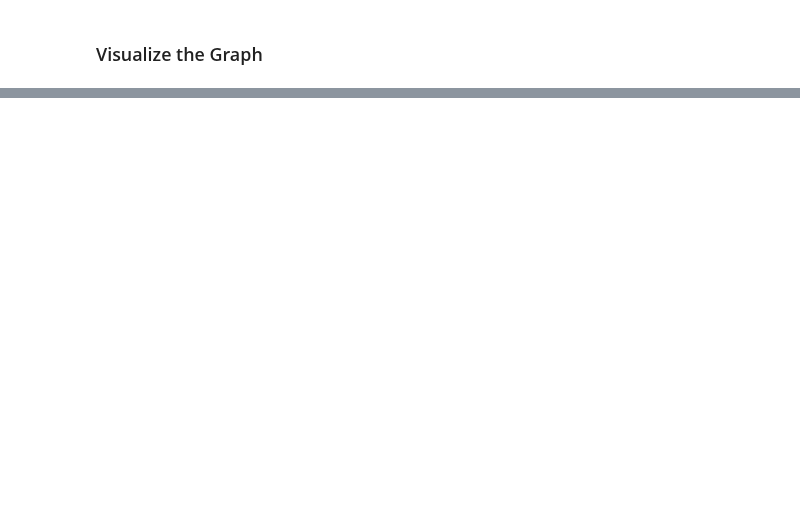
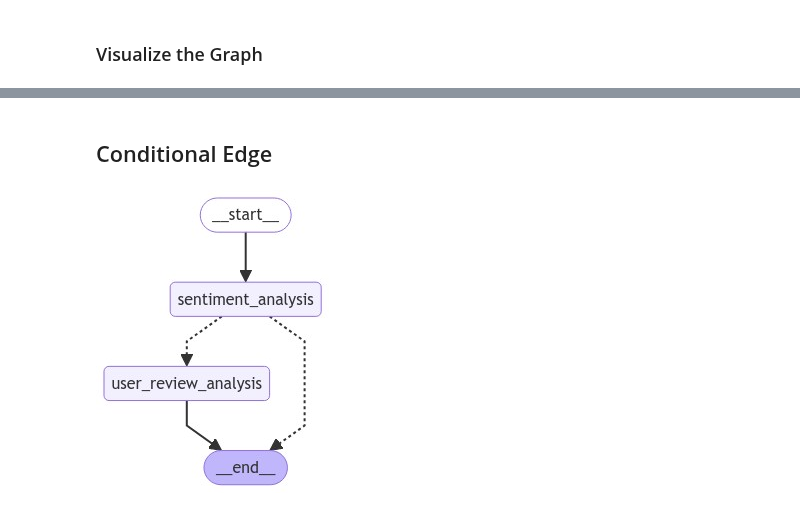
Before and after one commit to genaiconference/AgenticAI_GenAIHack, a Jupyter notebook: 02_LangGraph_Basics.ipynb, the cells around one changed output, grey strips where cells are left out. Drawn from its saved outputs; the diff is of its cells as text; code cells hidden in the pictures; blank space fills up the shorter version.

```diff
--- a/02_LangGraph_Basics.ipynb
+++ b/02_LangGraph_Basics.ipynb
@@ -70,0 +311,12 @@ display(Image(graph.get_graph().draw_mermaid_png()))
+# %%
+from simple_colors import *
+
+review = "Wish the movie was nice. But it was extraordinary"
+input_review = {"user_review": review}
+
+# Thread
+thread = {"configurable": {"thread_id": "1"}}
+
+# Run the graph until the first interruption
+for output in app.stream(input_review, thread, stream_mode="values"):
+    print(blue(output, ['bold']))
@@ -70,0 +333,2 @@ display(Image(graph.get_graph().draw_mermaid_png()))
+# %% [markdown]
+## Conditional Edge
@@ -70,0 +408,6 @@ display(Image(graph.get_graph().draw_mermaid_png()))
+# %%
+from IPython.display import Image, display
+
+display(Image(app.get_graph().draw_mermaid_png()))
+# %% [output]
+[figure, added]
```
Also changed, not shown: parts of 46 cells of this notebook.
